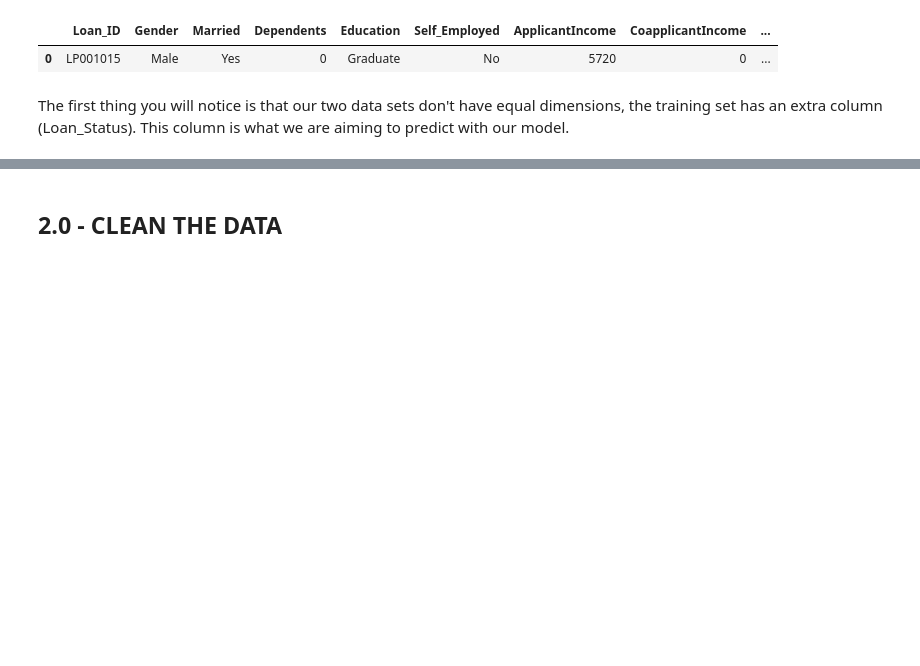
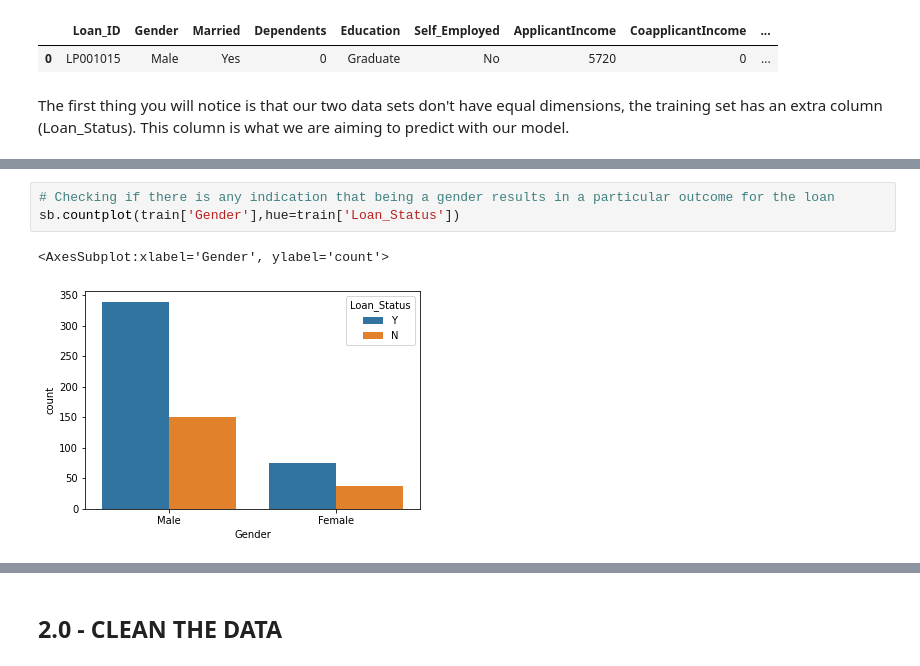
Before and after one commit to crhind/Intern-Basic-DataScience, a Jupyter notebook: intern.ipynb, the cells around one changed output, grey strips where cells are left out. Cells and saved outputs as stored; diff of their text form; blank space fills up the shorter version.

```diff
--- a/intern.ipynb
+++ b/intern.ipynb
@@ -42,0 +49,6 @@ The first thing you will notice is that our two data sets don't have equal dimen
+# %%
+# Checking if there is any indication that being a gender results in a particular outcome for the loan
+sb.countplot(train['Gender'],hue=train['Loan_Status'])
+# %% [output]
+<AxesSubplot:xlabel='Gender', ylabel='count'>
+[figure, added]
```
Also changed, not shown: parts of 36 cells of this notebook, 5 other files.
